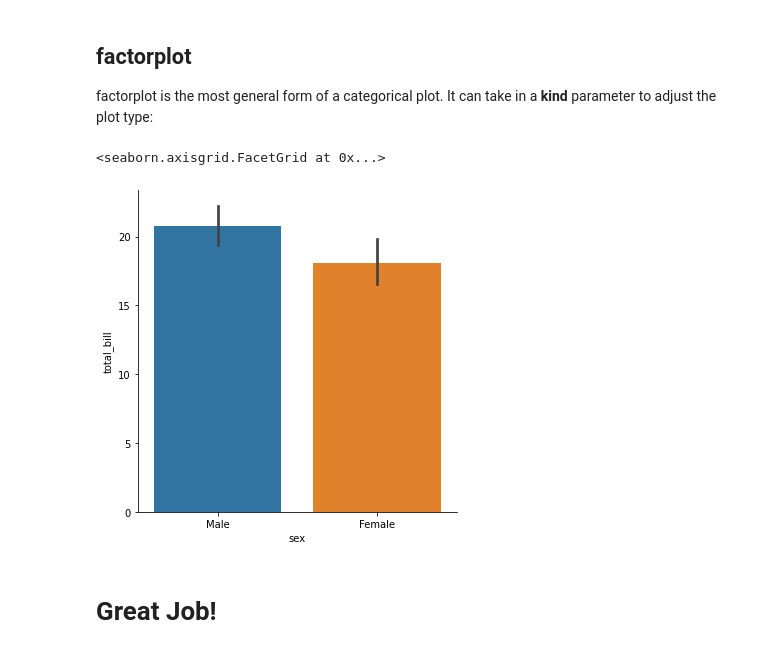
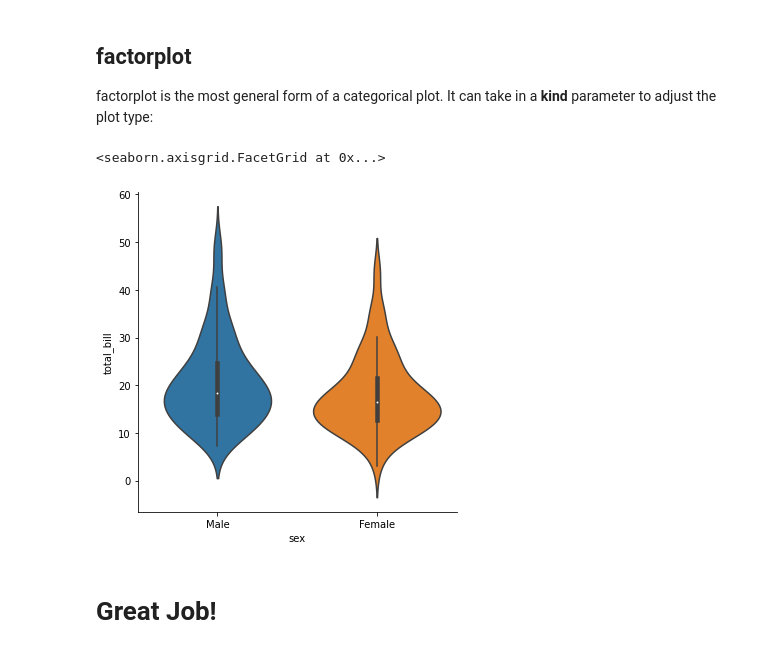
Before and after one commit to JosephDenney/DSBootcamp, a Jupyter notebook: Refactored_Py_DS_ML_Bootcamp-master/06-Data-Visualization-with-Seaborn/02-Categorical Plots.ipynb, the cells around one changed output. Cells and saved outputs as stored; diff of their text form; code cells hidden in the pictures.

```diff
--- a/Refactored_Py_DS_ML_Bootcamp-master/06-Data-Visualization-with-Seaborn/02-Categorical Plots.ipynb
+++ b/Refactored_Py_DS_ML_Bootcamp-master/06-Data-Visualization-with-Seaborn/02-Categorical Plots.ipynb
@@ -144,9 +144,9 @@ sns.swarmplot(x="tip", y="day", data=tips,color='black',size=3)
 
 factorplot is the most general form of a categorical plot. It can take in a **kind** parameter to adjust the plot type:
 # %%
-sns.factorplot(x='sex',y='total_bill',data=tips,kind='bar')
+sns.factorplot(x='sex',y='total_bill',data=tips,kind='violin')
 # %% [output]
 <seaborn.axisgrid.FacetGrid at 0x...>
-[figure, old version]
+[figure, new version]
 # %% [markdown]
 # Great Job!
```
Also changed, not shown: 1 other file.
